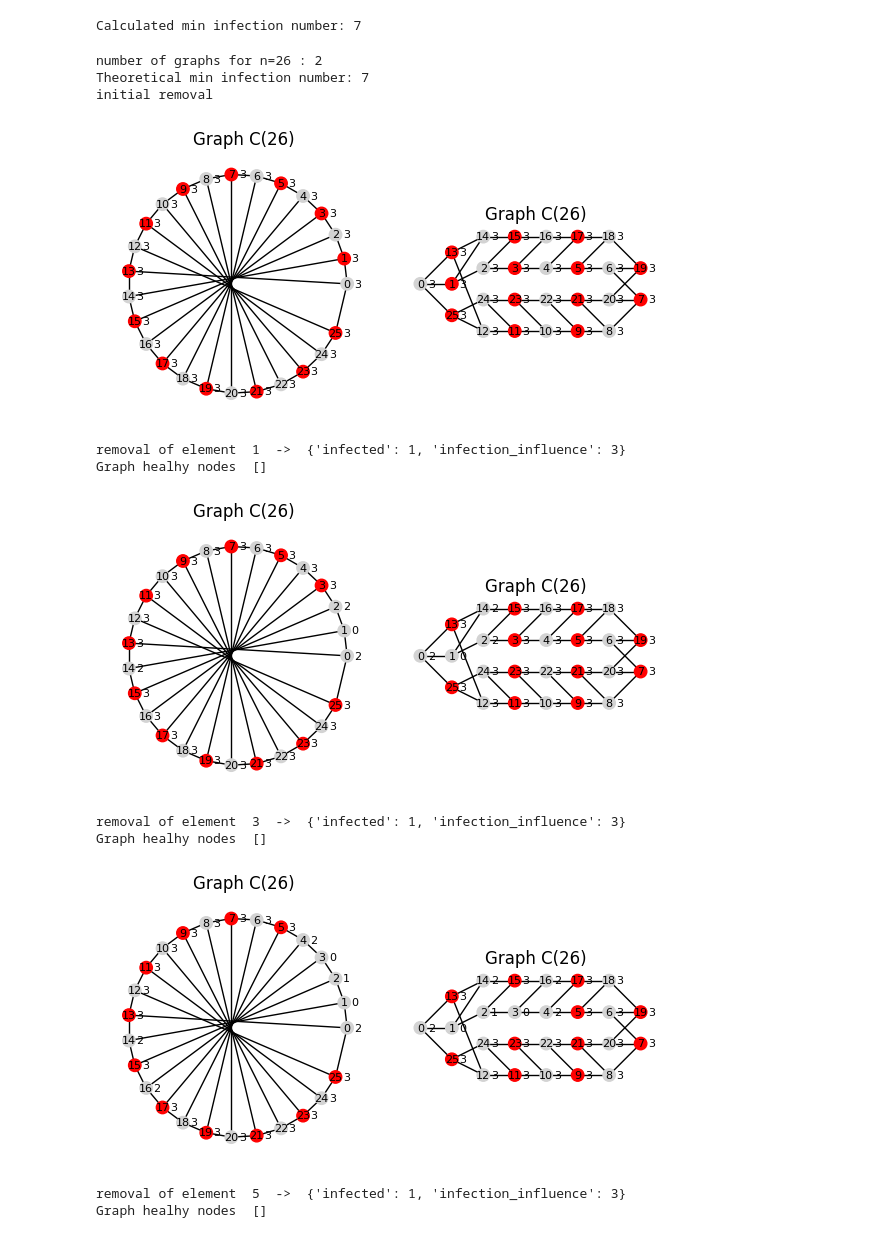
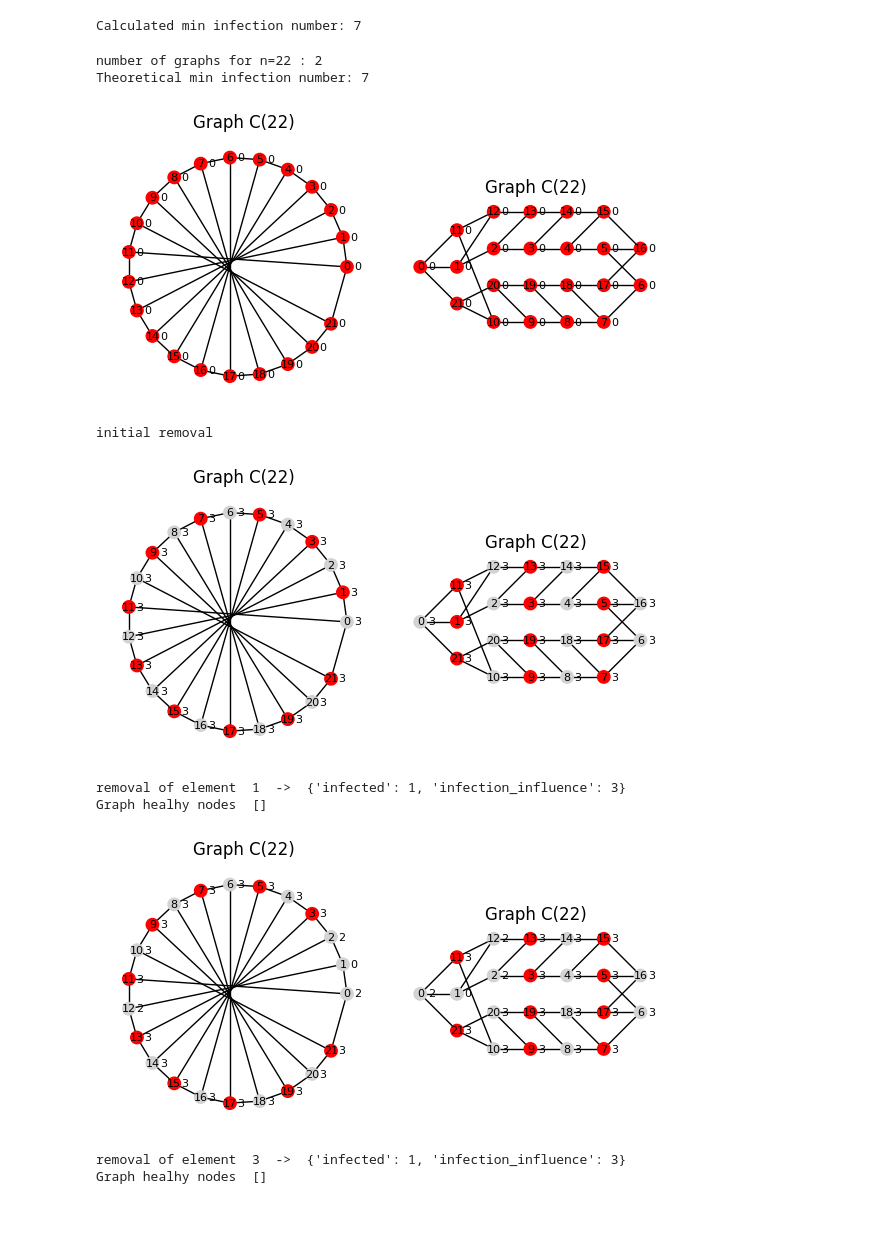
Before and after one commit to matej-2003/graph_theory_research_project, a Jupyter notebook: excentricity.ipynb, the cells around one changed output. Cells and saved outputs as stored; diff of their text form; code cells hidden in the pictures.

```diff
--- a/excentricity.ipynb
+++ b/excentricity.ipynb
@@ -89,50 +89,53 @@ Graph healhy nodes  []
 [figure]
 Calculated min infection number: 7
 # %%
-G, n, _ = generate_graphs(26)[0]     # mobius
+G, n, _ = generate_graphs(22)[0]     # mobius
 fully_infect(G)
 
-print("Theoretical min infection number: " + str(math.ceil(n/4)))
+
+print("Theoretical min infection number: " + str(math.ceil(n/4)+1))
+
+calc_graph_values(G)
+display_graph_stage(G, prism=False)
+
 
 # 1. stage
 print("initial removal")
 minimise_infection(G, 0)
 pc = calc_graph_values(G)
 display_graph_stage(G, prism=False)
 
-for _ in range(5):
+for _ in range(10):
     if len(pc) == 0:
         break
 
     e = pc[0]
     print("removal of element ", e, " -> ", G.nodes[pc[0]])
     G.nodes[pc[0]]["infected"] = False
     pc = calc_graph_values(G)
 
     H, infected_nodes, healthy_nodes = fully_endemic(G)
     print("Graph healhy nodes ", healthy_nodes)
 
     display_graph_stage(G, prism=False)
 
 
 
 min_infection_number = 0
 
 for i in G.nodes:
     if G.nodes[i].get("infected"):
         min_infection_number += 1
 
 print("Calculated min infection number: " + str(min_infection_number))
 # %% [output]
-number of graphs for n=26 : 2
+number of graphs for n=22 : 2
 Theoretical min infection number: 7
-initial removal
-[figure, old version]
+[figure, new version]
-removal of element  1  ->  {'infected': 1, 'infection_influence': 3}
-Graph healhy nodes  []
+initial removal
-[figure, old version]
+[figure, new version]
-removal of element  3  ->  {'infected': 1, 'infection_influence': 3}
+removal of element  1  ->  {'infected': 1, 'infection_influence': 3}
 Graph healhy nodes  []
-[figure, old version]
+[figure, new version]
-removal of element  5  ->  {'infected': 1, 'infection_influence': 3}
+removal of element  3  ->  {'infected': 1, 'infection_influence': 3}
 Graph healhy nodes  []
```
Also changed, not shown: parts of 1 cell of this notebook.
